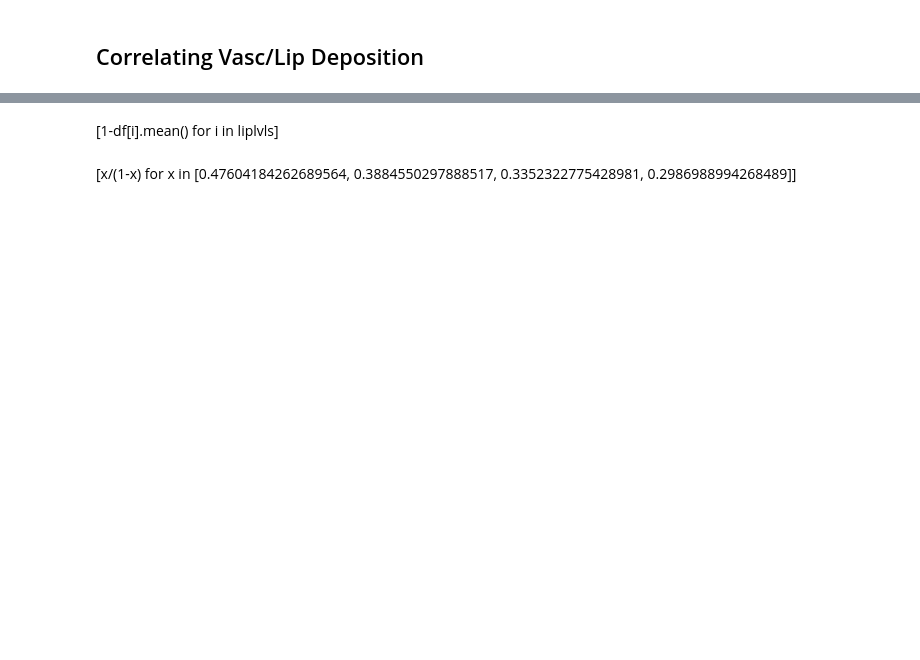
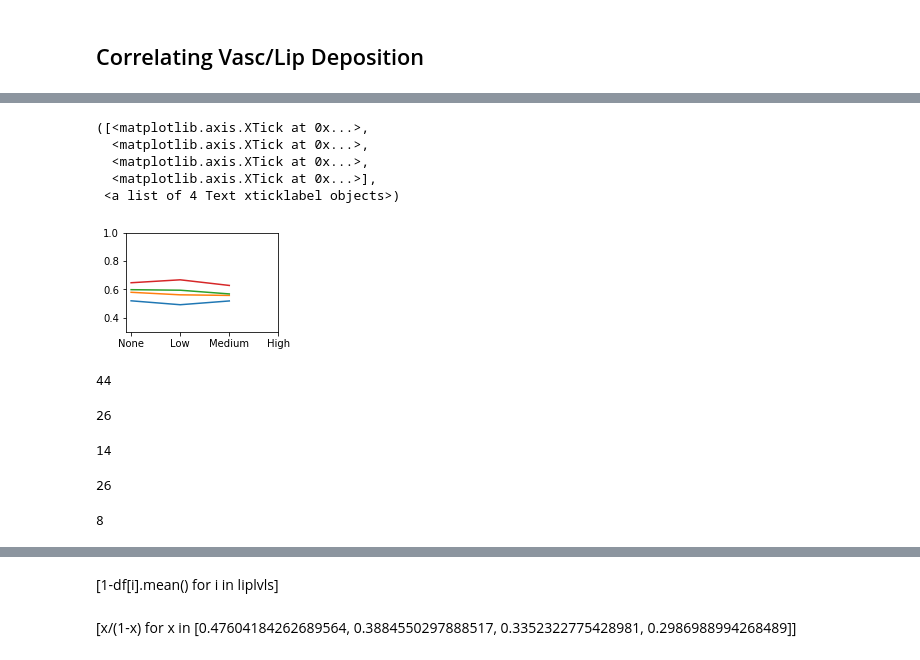
Before and after one commit to clintonjwang/lipiodol, a Jupyter notebook: pattern-classifier.ipynb, the cells around one changed output, grey strips where cells are left out. Cells and saved outputs as stored; diff of their text form; code cells hidden in the pictures; blank space fills up the shorter version.

```diff
--- a/pattern-classifier.ipynb
+++ b/pattern-classifier.ipynb
@@ -336,0 +206,2 @@ for patient_id in patients:
+# %%
+sns.set(style="ticks")
@@ -345,0 +326,45 @@ df = depo_resp_df.dropna()
+# %%
+plt.figure(1)
+plt.subplot(221)
+plt.plot(MEAN, '.')
+plt.plot(FOCAL, '.')
+plt.plot(INFIL)
+
+plt.ylim(.3,1)
+plt.xticks(range(4), ["None", "Low", "Medium", "High"])
+# %% [output]
+([<matplotlib.axis.XTick at 0x...>,
+  <matplotlib.axis.XTick at 0x...>,
+  <matplotlib.axis.XTick at 0x...>,
+  <matplotlib.axis.XTick at 0x...>],
+ <a list of 4 Text xticklabel objects>)
+[figure, added]
+# %%
+print(len(Rdf))
+MEAN=Rdf.mean().values
+# %% [output]
+44
+# %%
+#well delineated
+print(len(Rdf[master_df.loc[Rdf.index, "0=well delineated, 1=infiltrative"] == 0]))
+FOCAL=Rdf[master_df.loc[Rdf.index, "0=well delineated, 1=infiltrative"] == 0].mean().values
+# %% [output]
+26
+# %%
+#infiltrative
+print(len(Rdf[master_df.loc[Rdf.index, "0=well delineated, 1=infiltrative"] == 1]))
+INFIL=Rdf[master_df.loc[Rdf.index, "0=well delineated, 1=infiltrative"] == 1].mean().values
+# %% [output]
+14
+# %%
+#HCC
+print(len(Rdf[master_df.loc[Rdf.index, "HCC(0), ICC(1), other(2)"] == 0]))
+HCC=Rdf[master_df.loc[Rdf.index, "HCC(0), ICC(1), other(2)"] == 0].mean().values
+# %% [output]
+26
+# %%
+#ICC
+print(len(Rdf[master_df.loc[Rdf.index, "HCC(0), ICC(1), other(2)"] == 1]))
+ICC=Rdf[master_df.loc[Rdf.index, "HCC(0), ICC(1), other(2)"] == 1].mean().values
+# %% [output]
+8
```
Also changed, not shown: parts of 84 cells of this notebook, 2 other files.
